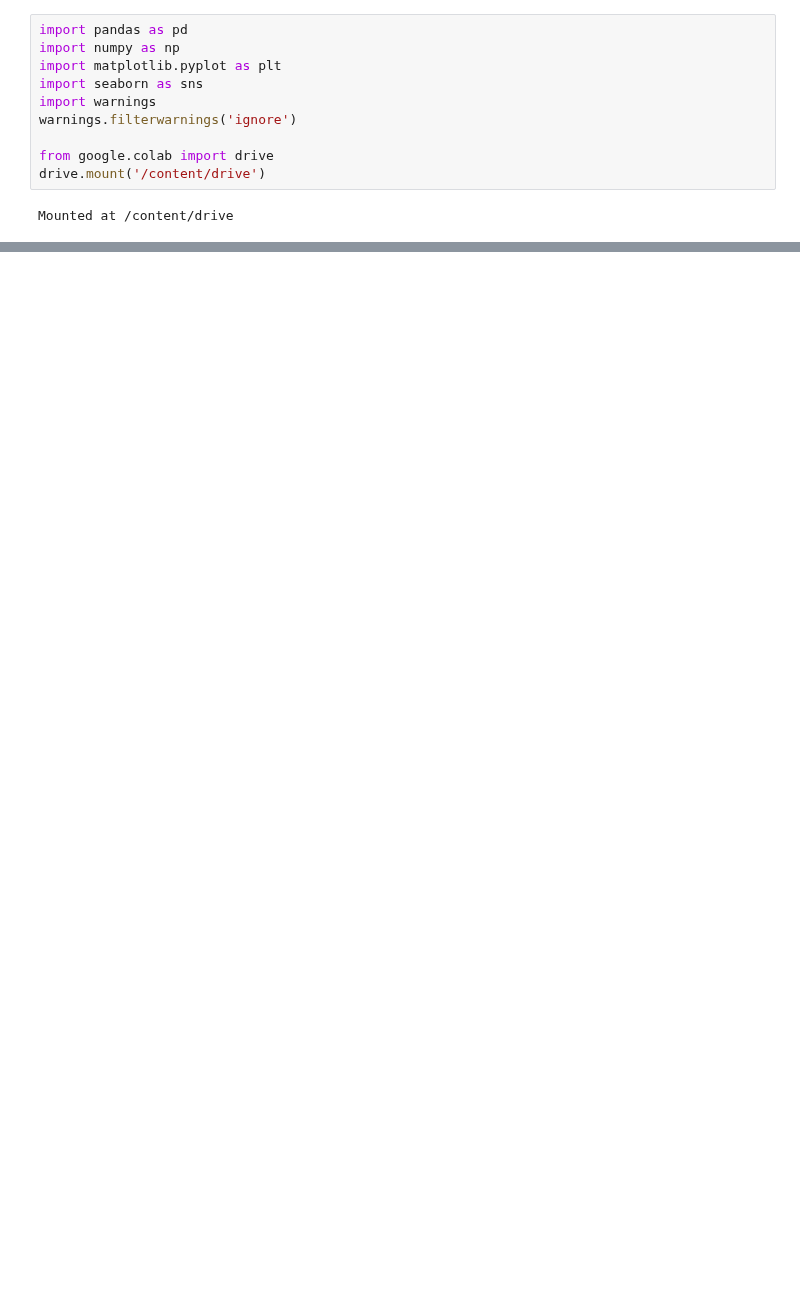
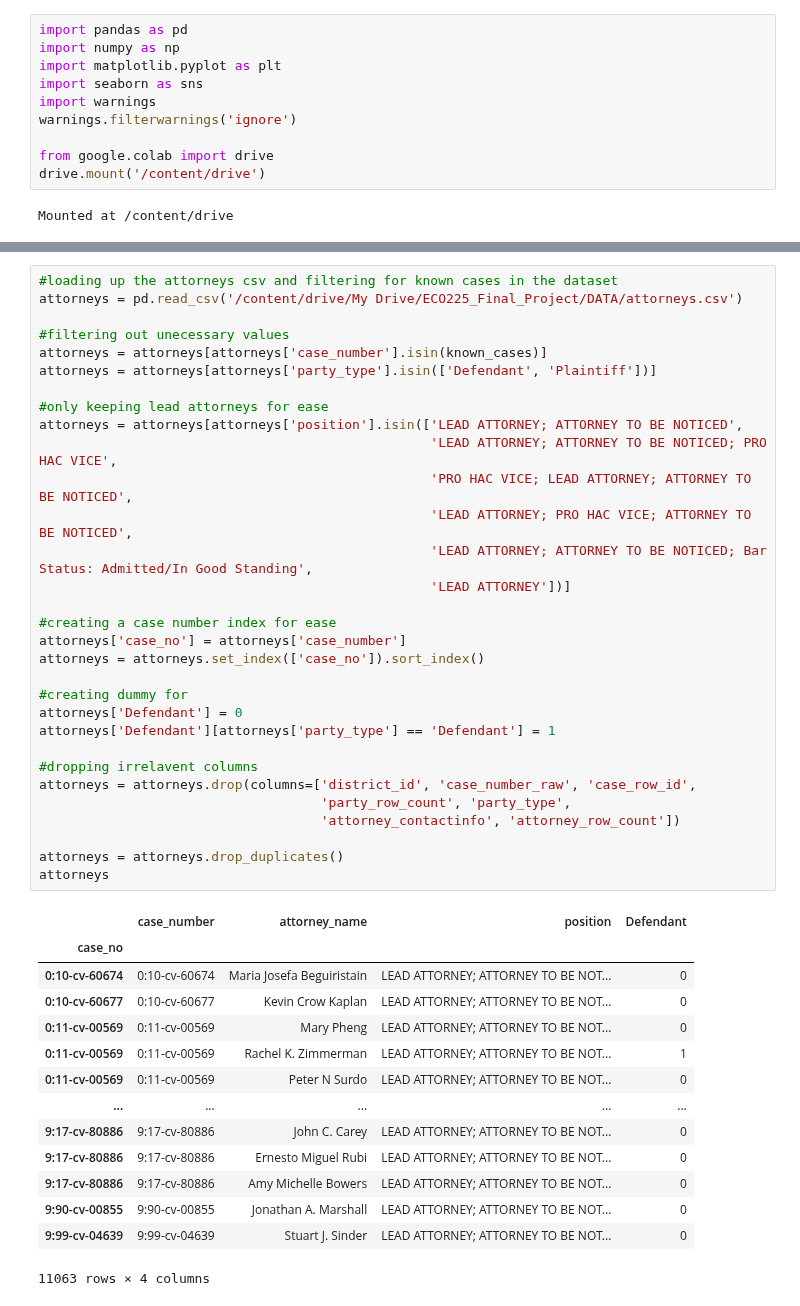
Before and after one commit to Sai0472003/PatentLitigation_Impact, a Jupyter notebook: Causal_Inference.ipynb, the cells around one changed output, grey strips where cells are left out. Cells and saved outputs as stored; diff of their text form; blank space fills up the shorter version.

```diff
--- a/Causal_Inference.ipynb
+++ b/Causal_Inference.ipynb
@@ -38,0 +95,46 @@ Index(['case_row_id', 'case_number', 'date_filed', 'date_closed', 'PLT',
+# %%
+#loading up the attorneys csv and filtering for known cases in the dataset
+attorneys = pd.read_csv('/content/drive/My Drive/ECO225_Final_Project/DATA/attorneys.csv')
+
+#filtering out unecessary values
+attorneys = attorneys[attorneys['case_number'].isin(known_cases)]
+attorneys = attorneys[attorneys['party_type'].isin(['Defendant', 'Plaintiff'])]
+
+#only keeping lead attorneys for ease
+attorneys = attorneys[attorneys['position'].isin(['LEAD ATTORNEY; ATTORNEY TO BE NOTICED',
+                                                  'LEAD ATTORNEY; ATTORNEY TO BE NOTICED; PRO HAC VICE',
+                                                  'PRO HAC VICE; LEAD ATTORNEY; ATTORNEY TO BE NOTICED',
+                                                  'LEAD ATTORNEY; PRO HAC VICE; ATTORNEY TO BE NOTICED',
+                                                  'LEAD ATTORNEY; ATTORNEY TO BE NOTICED; Bar Status: Admitted/In Good Standing',
+                                                  'LEAD ATTORNEY'])]
+
+#creating a case number index for ease
+attorneys['case_no'] = attorneys['case_number']
+attorneys = attorneys.set_index(['case_no']).sort_index()
+
+#creating dummy for
+attorneys['Defendant'] = 0
+attorneys['Defendant'][attorneys['party_type'] == 'Defendant'] = 1
+
+#dropping irrelavent columns
+attorneys = attorneys.drop(columns=['district_id', 'case_number_raw', 'case_row_id',
+                                    'party_row_count', 'party_type',
+                                    'attorney_contactinfo', 'attorney_row_count'])
+
+attorneys = attorneys.drop_duplicates()
+attorneys
+# %% [output]
+|  | case_number | attorney_name | position | Defendant |
+| case_no |  |  |  |  |
+| 0:10-cv-60674 | 0:10-cv-60674 | Maria Josefa Beguiristain | LEAD ATTORNEY; ATTORNEY TO BE NOT... | 0 |
+| 0:10-cv-60677 | 0:10-cv-60677 | Kevin Crow Kaplan | LEAD ATTORNEY; ATTORNEY TO BE NOT... | 0 |
+| 0:11-cv-00569 | 0:11-cv-00569 | Mary Pheng | LEAD ATTORNEY; ATTORNEY TO BE NOT... | 0 |
+| 0:11-cv-00569 | 0:11-cv-00569 | Rachel K. Zimmerman | LEAD ATTORNEY; ATTORNEY TO BE NOT... | 1 |
+| 0:11-cv-00569 | 0:11-cv-00569 | Peter N Surdo | LEAD ATTORNEY; ATTORNEY TO BE NOT... | 0 |
+| ... | ... | ... | ... | ... |
+| 9:17-cv-80886 | 9:17-cv-80886 | John C. Carey | LEAD ATTORNEY; ATTORNEY TO BE NOT... | 0 |
+| 9:17-cv-80886 | 9:17-cv-80886 | Ernesto Miguel Rubi | LEAD ATTORNEY; ATTORNEY TO BE NOT... | 0 |
+| 9:17-cv-80886 | 9:17-cv-80886 | Amy Michelle Bowers | LEAD ATTORNEY; ATTORNEY TO BE NOT... | 0 |
+| 9:90-cv-00855 | 9:90-cv-00855 | Jonathan A. Marshall | LEAD ATTORNEY; ATTORNEY TO BE NOT... | 0 |
+| 9:99-cv-04639 | 9:99-cv-04639 | Stuart J. Sinder | LEAD ATTORNEY; ATTORNEY TO BE NOT... | 0 |
+11063 rows × 4 columns
```
Also changed, not shown: parts of 12 cells of this notebook.
